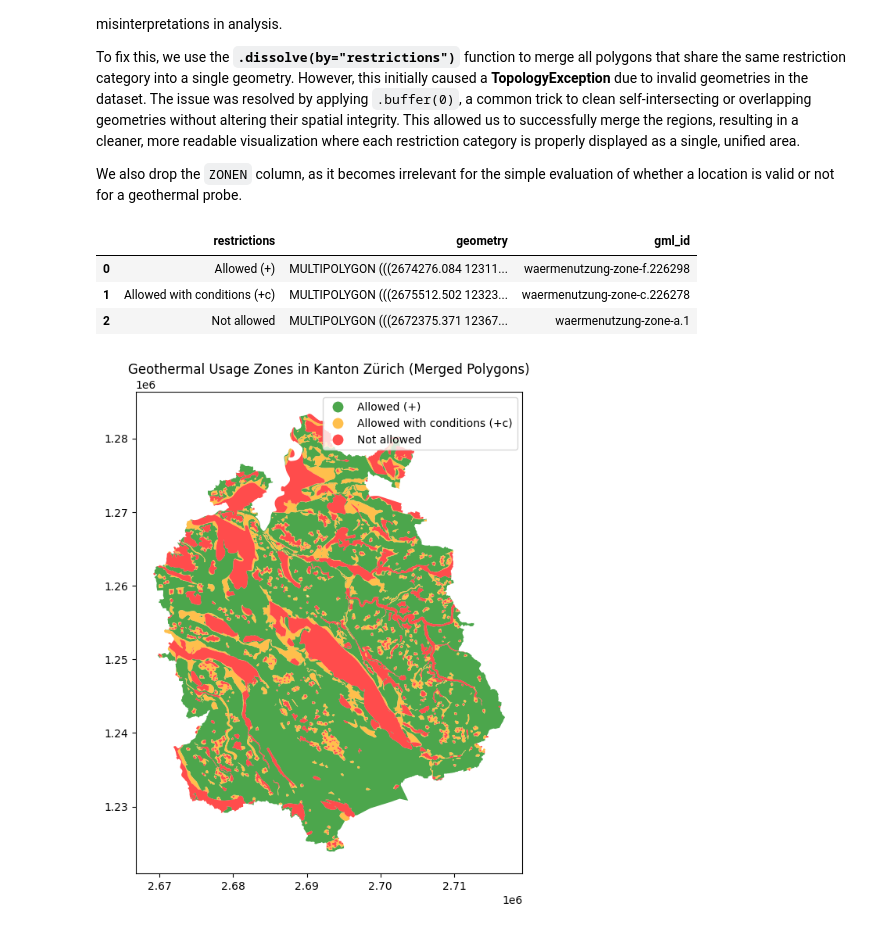
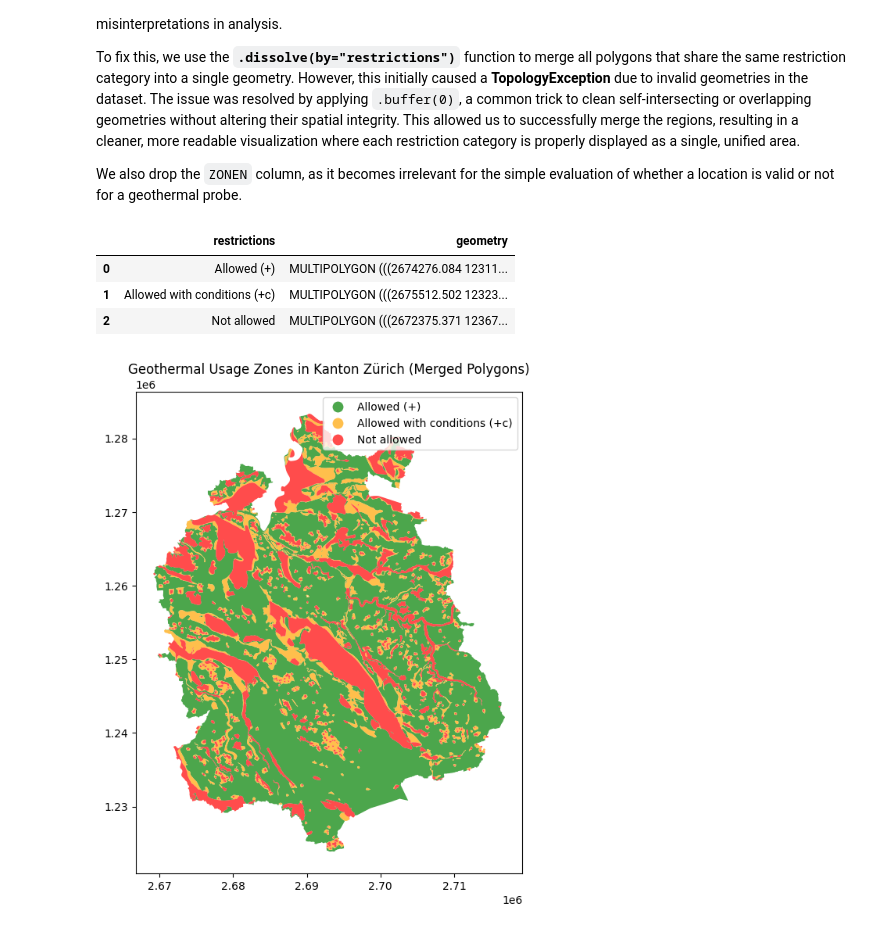
Before and after one commit to leinadher/GeoThesis, a Jupyter notebook: 02_extraction_zh_erdwärmezonen.ipynb, the cells around one changed output. Drawn from its saved outputs; the diff is of its cells as text; code cells hidden in the pictures.

```diff
--- a/02_extraction_zh_erdwärmezonen.ipynb
+++ b/02_extraction_zh_erdwärmezonen.ipynb
@@ -348,26 +306,26 @@ We also drop the `ZONEN` column, as it becomes irrelevant for the simple evaluat
 # %%
 # Create a copy to preserve the original dataset
 zh_waermenutzung_gdf_merged = zh_waermenutzung_gdf.copy()
 
 # Ensure geometries are valid (fix invalid ones)
 zh_waermenutzung_gdf_merged["geometry"] = zh_waermenutzung_gdf_merged["geometry"].buffer(0)
 
 # Dissolve polygons by the 'restrictions' column
 zh_waermenutzung_gdf_merged = zh_waermenutzung_gdf_merged.dissolve(by="restrictions")
 
 # Reset index to avoid issues when plotting
 zh_waermenutzung_gdf_merged = zh_waermenutzung_gdf_merged.reset_index()
 
-# Drop the 'ZONEN' column as it's no longer needed
-zh_waermenutzung_gdf_merged = zh_waermenutzung_gdf_merged.drop(columns=["ZONEN"], errors="ignore")
+# Drop the 'ZONEN' and 'gml_id' columns as they are no longer needed
+zh_waermenutzung_gdf_merged = zh_waermenutzung_gdf_merged.drop(columns=["ZONEN", "gml_id"], errors="ignore")
 
 # Check the resulting dataset
 zh_waermenutzung_gdf_merged.head()
 # %% [output]
-|  | restrictions | geometry | gml_id |
-| 0 | Allowed (+) | MULTIPOLYGON (((2674276.084 12311... | waermenutzung-zone-f.226298 |
-| 1 | Allowed with conditions (+c) | MULTIPOLYGON (((2675512.502 12323... | waermenutzung-zone-c.226278 |
-| 2 | Not allowed | MULTIPOLYGON (((2672375.371 12367... | waermenutzung-zone-a.1 |
+|  | restrictions | geometry |
+| 0 | Allowed (+) | MULTIPOLYGON (((2674276.084 12311... |
+| 1 | Allowed with conditions (+c) | MULTIPOLYGON (((2675512.502 12323... |
+| 2 | Not allowed | MULTIPOLYGON (((2672375.371 12367... |
 # %%
 # Define the custom color mapping
 cmap = mcolors.ListedColormap(["green", "orange", "red"])  # Allowed, conditions, not allowed
```
Also changed, not shown: parts of 17 cells of this notebook.
